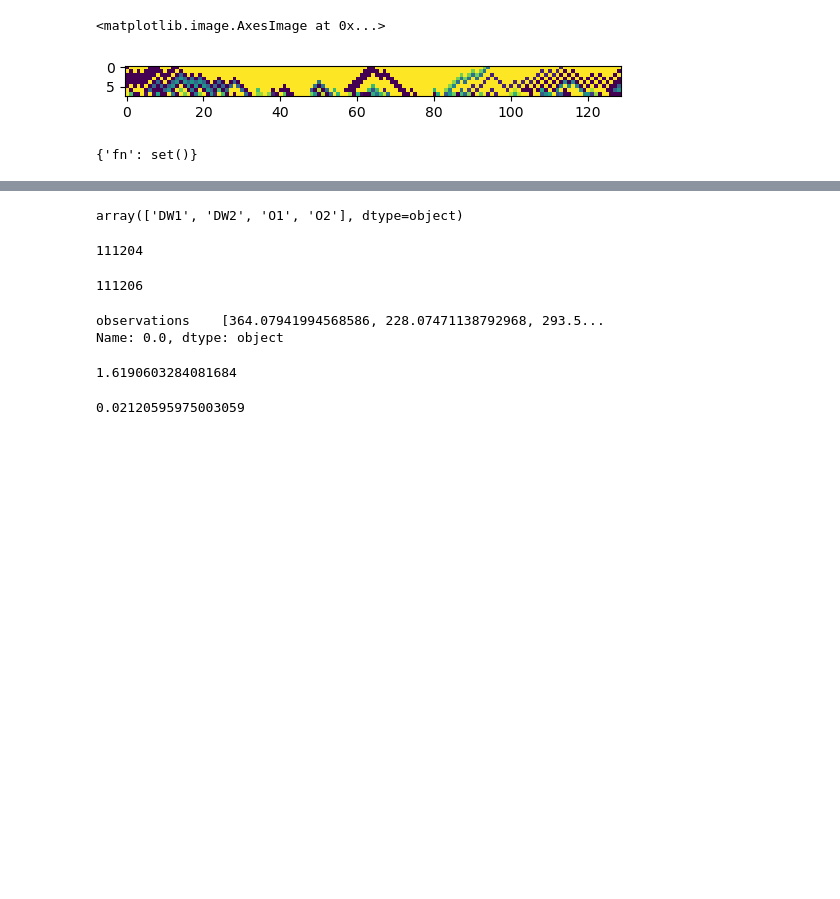
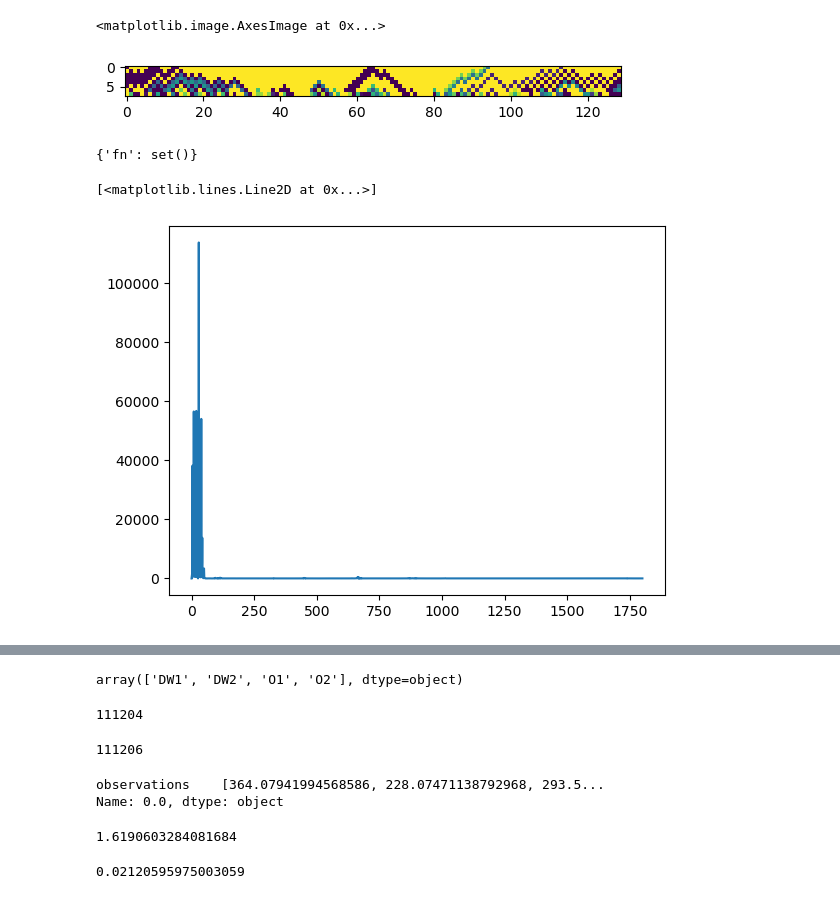
Before and after one commit to youtao1999/CT_MPS, a Jupyter notebook: FM_DW_T.ipynb, the cells around one changed output, grey strips where cells are left out. Saved outputs shown, nothing was run; the diff lists cells and outputs as text; code cells hidden in the pictures; blank space fills up the shorter version.

```diff
--- a/FM_DW_T.ipynb
+++ b/FM_DW_T.ipynb
@@ -30,5 +30,6 @@ from diffusion_utils import *
 # %% [markdown]
 # Load
 # %%
-data_path='/mnt/e/Control_Transition/Bitstring'
+# data_path='/mnt/e/Control_Transition/Bitstring'
+data_path='.'
 # %%
@@ -51,7 +49,9 @@ plt.imshow(np.array(data['Oi']))
 may be tracking each coherence is also interesting
 # %%
 params_list=[
-({'nu':0,'de':1,},{'p_ctrl':[0.4,0.5,0.6],'p_proj':np.linspace(0.0,0.0,1),'s':np.arange(2000),'L':[10,20,30]}),
+# ({'nu':0,'de':1,},{'p_ctrl':[0.4,0.45,0.5,0.55,0.6],'p_proj':np.linspace(0.0,0.0,1),'s':np.arange(10000),'L':[40]}),
+({'nu':0,'de':1,},{'p_ctrl':[0.40],'p_proj':np.linspace(0.0,0.0,1),'s':np.arange(10000),'L':[30,]}),
+# [0.4,0.45,0.5,0.55,0.6,0.47,0.49,0.51,0.53]
 # ({'nu':0,'de':1,},{'p_ctrl':[0.4,0.5,0.6],'p_proj':np.linspace(0.0,0.0,1),'s':np.arange(2000),'L':[10,20,30,40,50,60]}),
 # ({'nu':0,'de':1,},{'p_ctrl':np.linspace(0.4,0.6,21),'p_proj':np.linspace(0.0,0.0,1),'s':np.arange(10000),'L':np.arange(60,61,1)}),
 # ({'nu':0,'de':1,},{'p_ctrl':[0.4,0.5,0.59],'p_proj':np.linspace(0.0,0.0,1),'s':np.arange(100),'L':np.arange(20,61,10)}),
@@ -84,14 +84,14 @@ for fixed_params,vary_params in params_list:
     data_MPS_0_T_dict=generate_params(
         fixed_params=fixed_params,
         vary_params=vary_params,
-        fn_template='MPS_({nu},{de})_L{L}_pctrl{p_ctrl:.3f}_pproj{p_proj:.3f}_s{s}_x00_DW.json',
+        fn_template='MPS_({nu},{de})_L{L}_pctrl{p_ctrl:.3f}_pproj{p_proj:.3f}_s{s}_x01_DW.json',
         # fn_dir_template='./MPS_0-1_DW_x00',
-        fn_dir_template='./MPS_0-1_DW_x01',
+        fn_dir_template='./MPS_0-1_DW_L40/',
         # fn_dir_template='./MPS_{nu}-{de}_DW_x0',
-        input_params_template='{p_ctrl:.3f} {p_proj:.3f} {L} {s}',
+        input_params_template='{p_ctrl:.3f},{p_proj:.3f},{L},{s}',
         load_data=load_json,
-        filename='params_CT_MPS_0_DW.txt',
-        filelist=None,
+        filename='params_CT_MPS_0_DW_L40.txt',
+        # filelist='filelist_bak.txt',
         load=False,
         data_dict=None,
         # data_dict_file='xj({nu},{de})_DW.pickle',
@@ -125,7 +142,7 @@ for fixed_params,vary_params in params_list:
         # data_dict_file='xj({nu},{de})_DW.json',
         # zip_fn=os.path.join(data_path,'./MPS_0-1_DW.zip'),
         # zip_fn=os.path.join(data_path,'./MPS_0-1_DW_all.zip')
-        zip_fn=os.path.join(data_path,'./MPS_0-1_DW_x01_all.zip')
+        zip_fn=os.path.join(data_path,'MPS_0-1_DW_L30.zip')
         # zip_fn='./MPS_0-1_DW_x12_all.zip'
         # zip_fn=os.path.join(data_path,'./MPS_0-1_DW_x00_all.zip')
         # zip_fn=os.path.join(data_path,'./MPS_0-1_Zi_x01_all.zip' )
@@ -135,0 +155,5 @@ df_MPS_0_DW=convert_pd(data_MPS_0_DW_dict,names=['Metrics','L','p_ctrl','p_proj'
+# %%
+plt.plot([data_MPS_0_DW_dict[('DW1', 30, 0.4, 0.0, x)][2398] for x in range(1801)])
+# %% [output]
+[<matplotlib.lines.Line2D at 0x...>]
+[figure, added]
```
Also changed, not shown: parts of 14 cells of this notebook.
